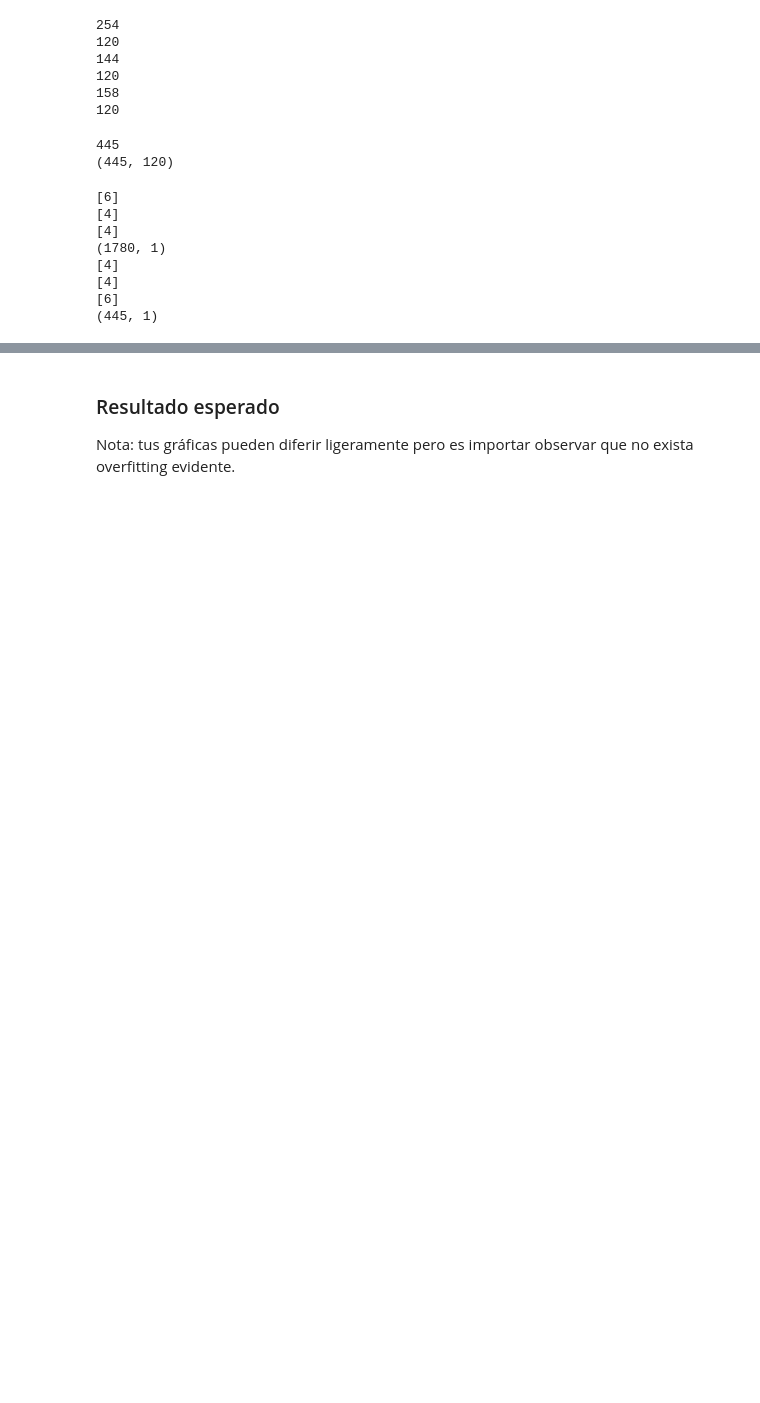
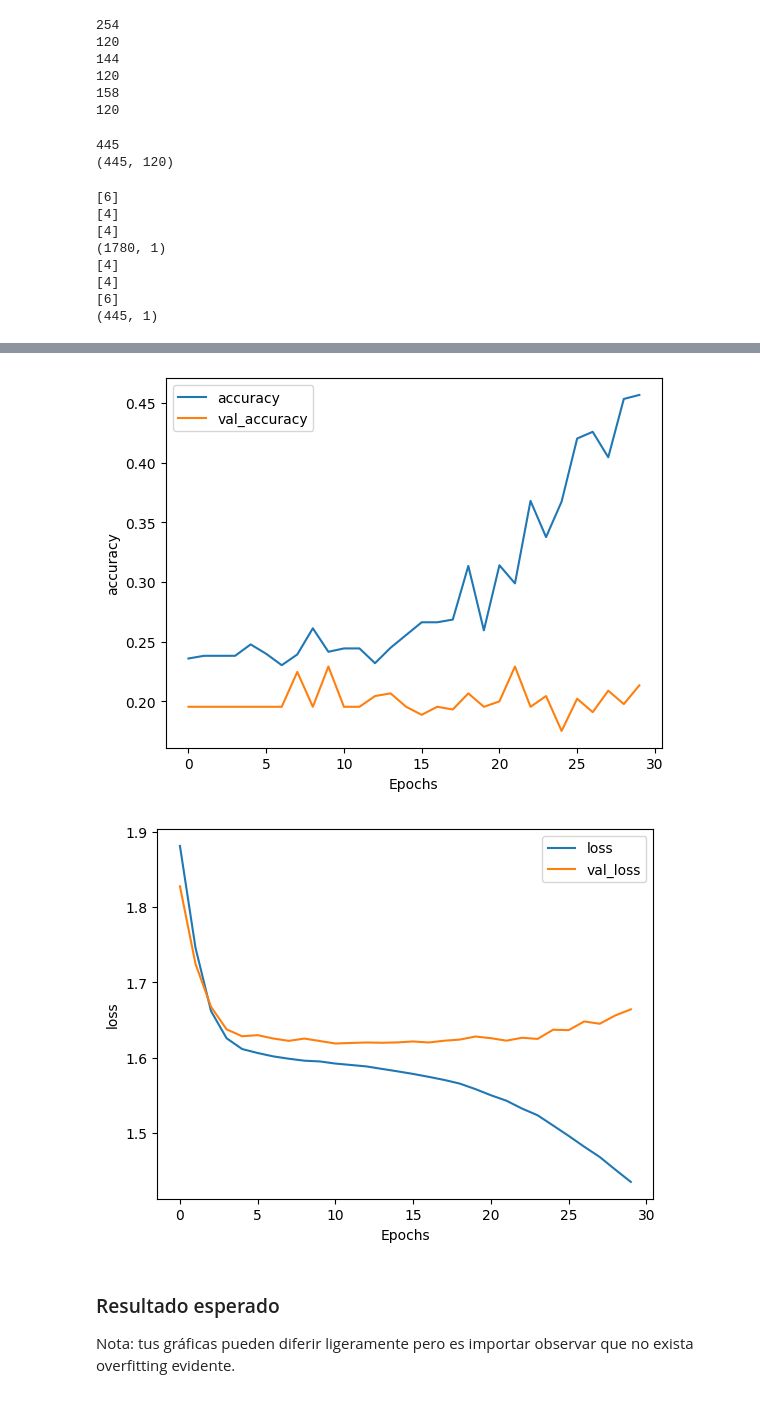
Before and after one commit to DanielEduardoLopez/DEVF-Tensorflow, a Jupyter notebook: Challenge5_NLP.ipynb, the cells around one changed output, grey strips where cells are left out. Cells and saved outputs as stored; diff of their text form; code cells hidden in the pictures; blank space fills up the shorter version.

```diff
--- a/Challenge5_NLP.ipynb
+++ b/Challenge5_NLP.ipynb
@@ -256,17 +256,20 @@ Epoch 30/30
 # %%
 import matplotlib.pyplot as plt
 
 
 def plot_graphs(history, string):
   plt.plot(history.history[string])
   plt.plot(history.history['val_'+string])
   plt.xlabel("Epochs")
   plt.ylabel(string)
   plt.legend([string, 'val_'+string])
   plt.show()
 
-plot_graphs(history, "acc")
+plot_graphs(history, "accuracy")
 plot_graphs(history, "loss")
+# %% [output]
+[figure, added]
+[figure, added]
 # %% [markdown]
 ### Resultado esperado
 
```
Also changed, not shown: parts of 2 cells of this notebook.
